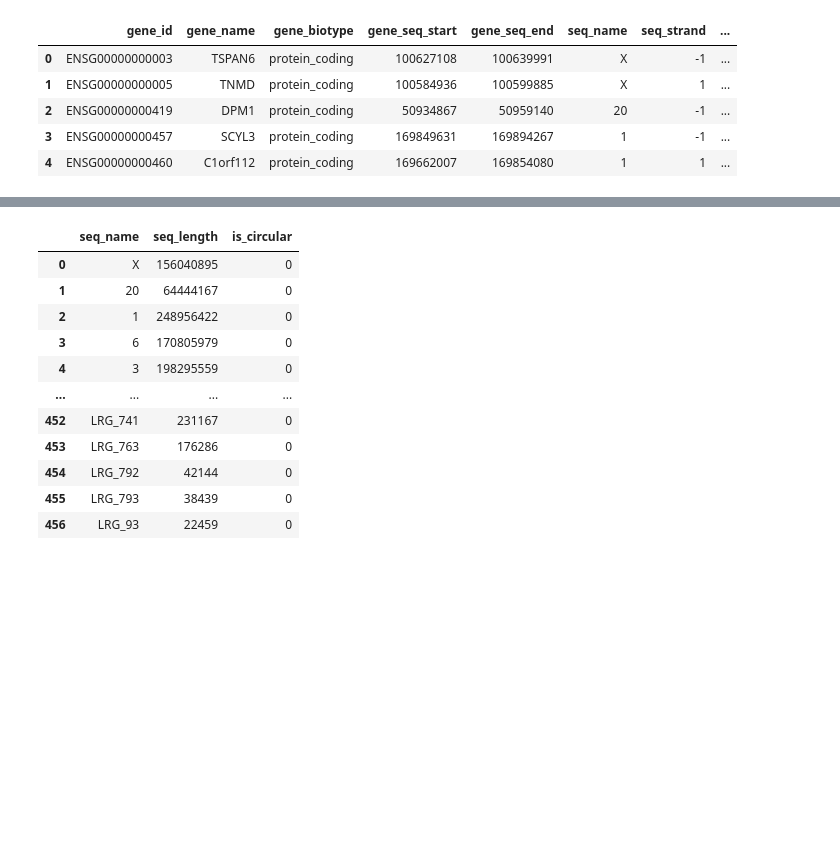
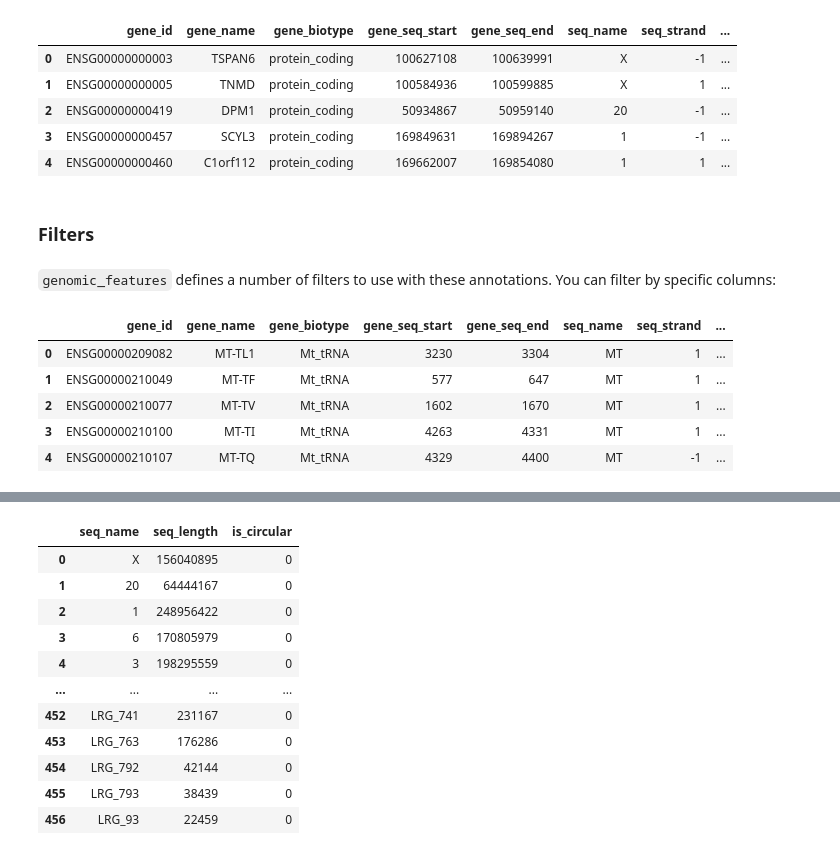
Before and after one commit to scverse/genomic-features, a Jupyter notebook: docs/notebooks/basic_usage.ipynb, the cells around one changed output, grey strips where cells are left out. Drawn from its saved outputs; the diff is of its cells as text; code cells hidden in the pictures; blank space fills up the shorter version.

```diff
--- a/docs/notebooks/basic_usage.ipynb
+++ b/docs/notebooks/basic_usage.ipynb
@@ -48,3 +49,16 @@ genes.head()
 | 2 | ENSG00000000419 | DPM1 | protein_coding | 50934867 | 50959140 | 20 | -1 | ... |
 | 3 | ENSG00000000457 | SCYL3 | protein_coding | 169849631 | 169894267 | 1 | -1 | ... |
 | 4 | ENSG00000000460 | C1orf112 | protein_coding | 169662007 | 169854080 | 1 | 1 | ... |
+# %% [markdown]
+### Filters
+# %% [markdown]
+`genomic_features` defines a number of filters to use with these annotations. You can filter by specific columns:
+# %%
+ensdb.genes(filter=gf.filters.GeneBioTypeFilter("Mt_tRNA")).head()
+# %% [output]
+|  | gene_id | gene_name | gene_biotype | gene_seq_start | gene_seq_end | seq_name | seq_strand | ... |
+| 0 | ENSG00000209082 | MT-TL1 | Mt_tRNA | 3230 | 3304 | MT | 1 | ... |
+| 1 | ENSG00000210049 | MT-TF | Mt_tRNA | 577 | 647 | MT | 1 | ... |
+| 2 | ENSG00000210077 | MT-TV | Mt_tRNA | 1602 | 1670 | MT | 1 | ... |
+| 3 | ENSG00000210100 | MT-TI | Mt_tRNA | 4263 | 4331 | MT | 1 | ... |
+| 4 | ENSG00000210107 | MT-TQ | Mt_tRNA | 4329 | 4400 | MT | -1 | ... |
```
Also changed, not shown: parts of 14 cells of this notebook.
